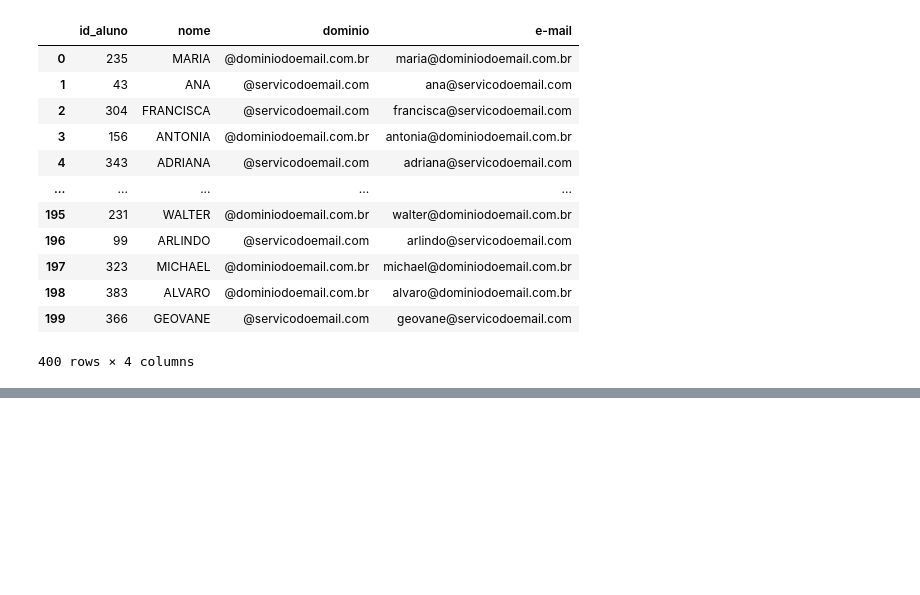
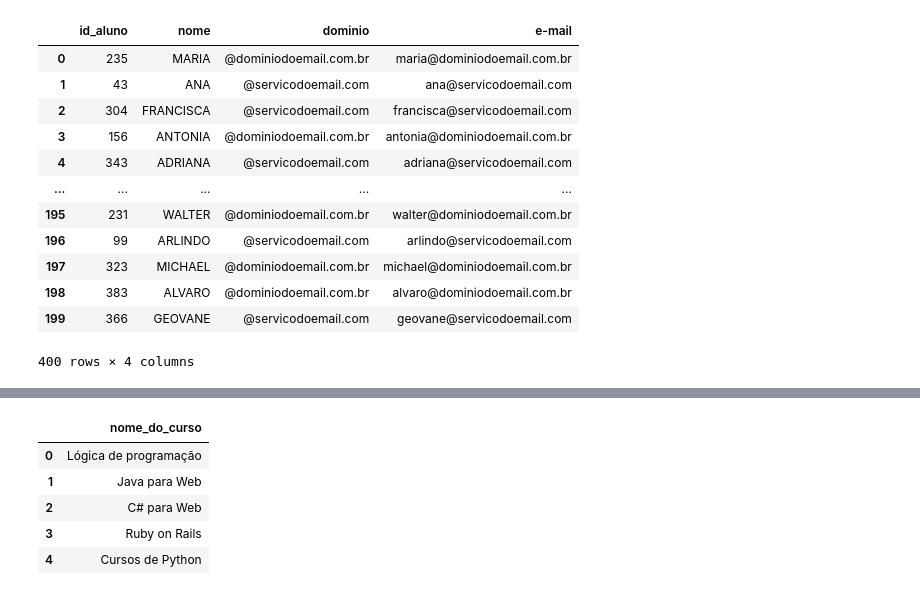
Before and after one commit to erikamarchi/pandas-formatos-diferentes-de-entrada-e-saida-io, a Jupyter notebook: Pandas_IO.ipynb, the cells around one changed output, grey strips where cells are left out. Saved outputs shown, nothing was run; the diff lists cells and outputs as text; code cells hidden in the pictures; blank space fills up the shorter version.

```diff
--- a/Pandas_IO.ipynb
+++ b/Pandas_IO.ipynb
@@ -160,0 +229,9 @@ See the caveats in the documentation: https://pandas.pydata.org/pandas-docs/stab
+# %%
+dfCursos.head()
+# %% [output]
+|  | nome_do_curso |
+| 0 | Lógica de programação |
+| 1 | Java para Web |
+| 2 | C# para Web |
+| 3 | Ruby on Rails |
+| 4 | Cursos de Python |
```
Also changed, not shown: parts of 10 cells of this notebook.
